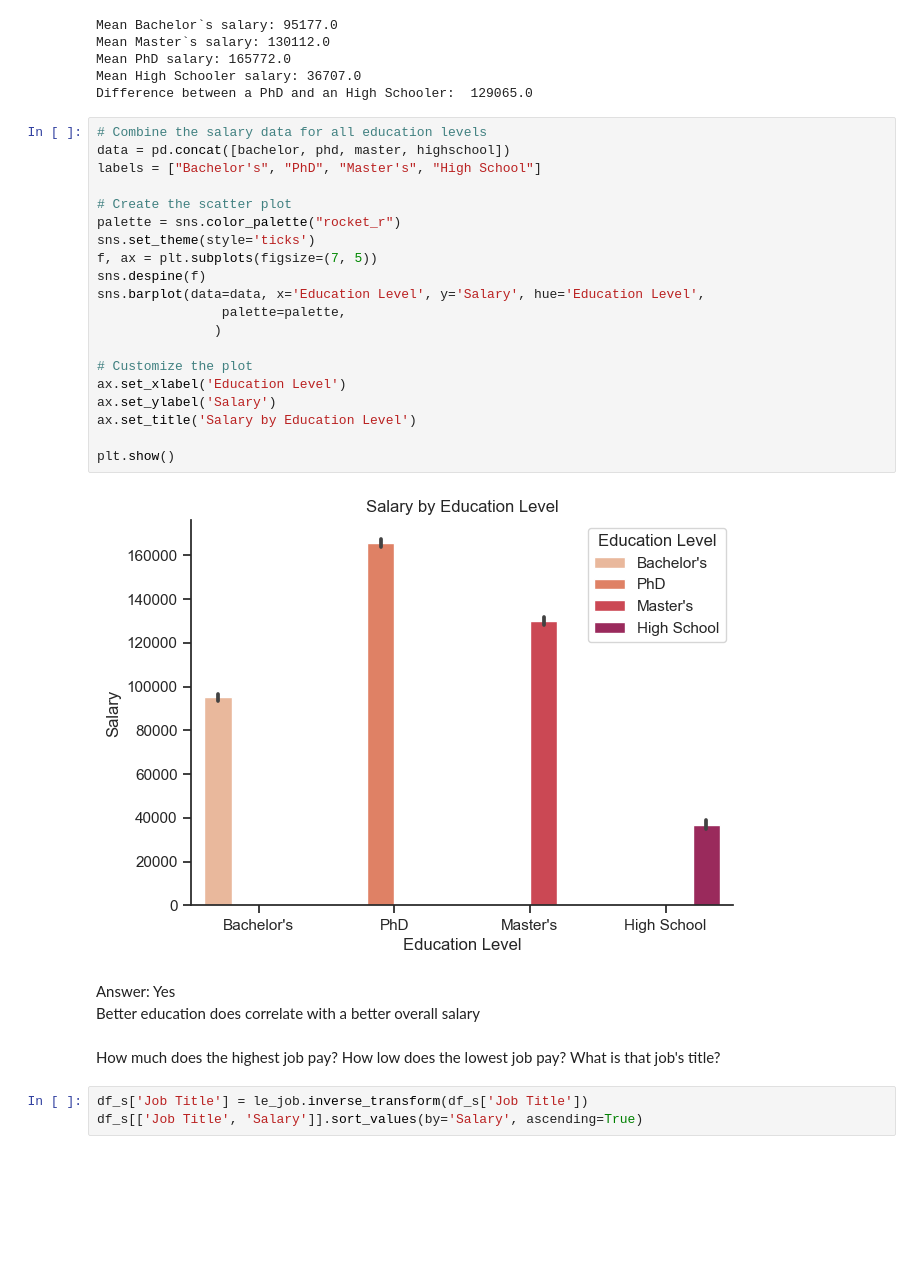
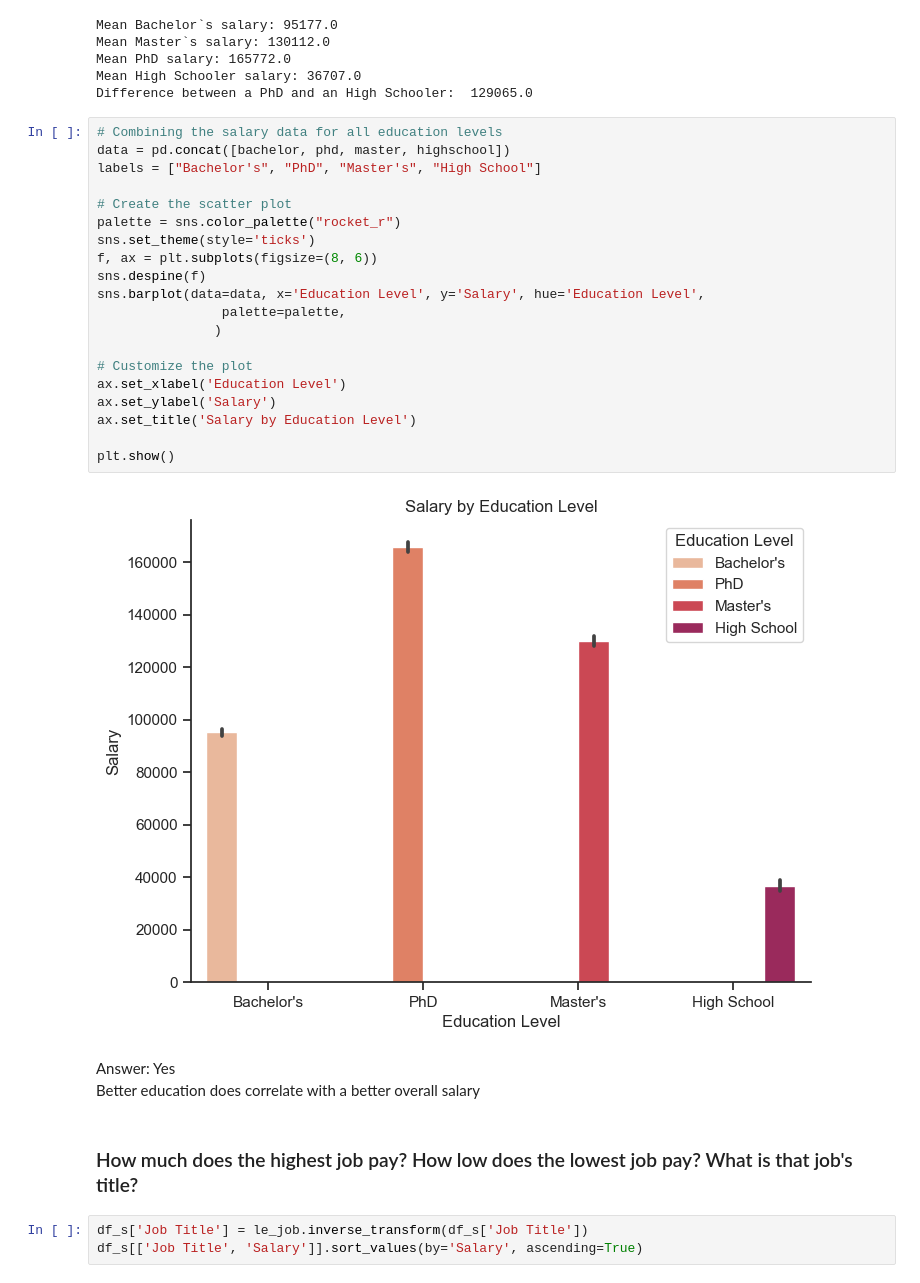
Before and after one commit to eLFaby/Data-Science-Stuff, a Jupyter notebook: Models/Random Forest.ipynb, the cells around one changed output. Saved outputs shown, nothing was run; the diff lists cells and outputs as text; blank space fills up the shorter version.

```diff
--- a/Models/Random Forest.ipynb
+++ b/Models/Random Forest.ipynb
@@ -173,32 +177,32 @@ Mean PhD salary: 165772.0
 Mean High Schooler salary: 36707.0
 Difference between a PhD and an High Schooler:  129065.0
 # %%
-# Combine the salary data for all education levels
+# Combining the salary data for all education levels
 data = pd.concat([bachelor, phd, master, highschool])
 labels = ["Bachelor's", "PhD", "Master's", "High School"]
 
 # Create the scatter plot
 palette = sns.color_palette("rocket_r")
 sns.set_theme(style='ticks')
-f, ax = plt.subplots(figsize=(7, 5))
+f, ax = plt.subplots(figsize=(8, 6))
 sns.despine(f)
 sns.barplot(data=data, x='Education Level', y='Salary', hue='Education Level',
                 palette=palette,
                )
 
 # Customize the plot
 ax.set_xlabel('Education Level')
 ax.set_ylabel('Salary')
 ax.set_title('Salary by Education Level')
 
 plt.show()
 # %% [output]
-[figure, old version]
+[figure, new version]
 # %% [markdown]
 Answer: Yes <br>
 Better education does correlate with a better overall salary
 # %% [markdown]
-How much does the highest job pay? How low does the lowest job pay? What is that job's title?
+<h3>How much does the highest job pay? How low does the lowest job pay? What is that job's title?
 # %%
 df_s['Job Title'] = le_job.inverse_transform(df_s['Job Title'])
 df_s[['Job Title', 'Salary']].sort_values(by='Salary', ascending=True)
```
Also changed, not shown: parts of 13 cells of this notebook.
